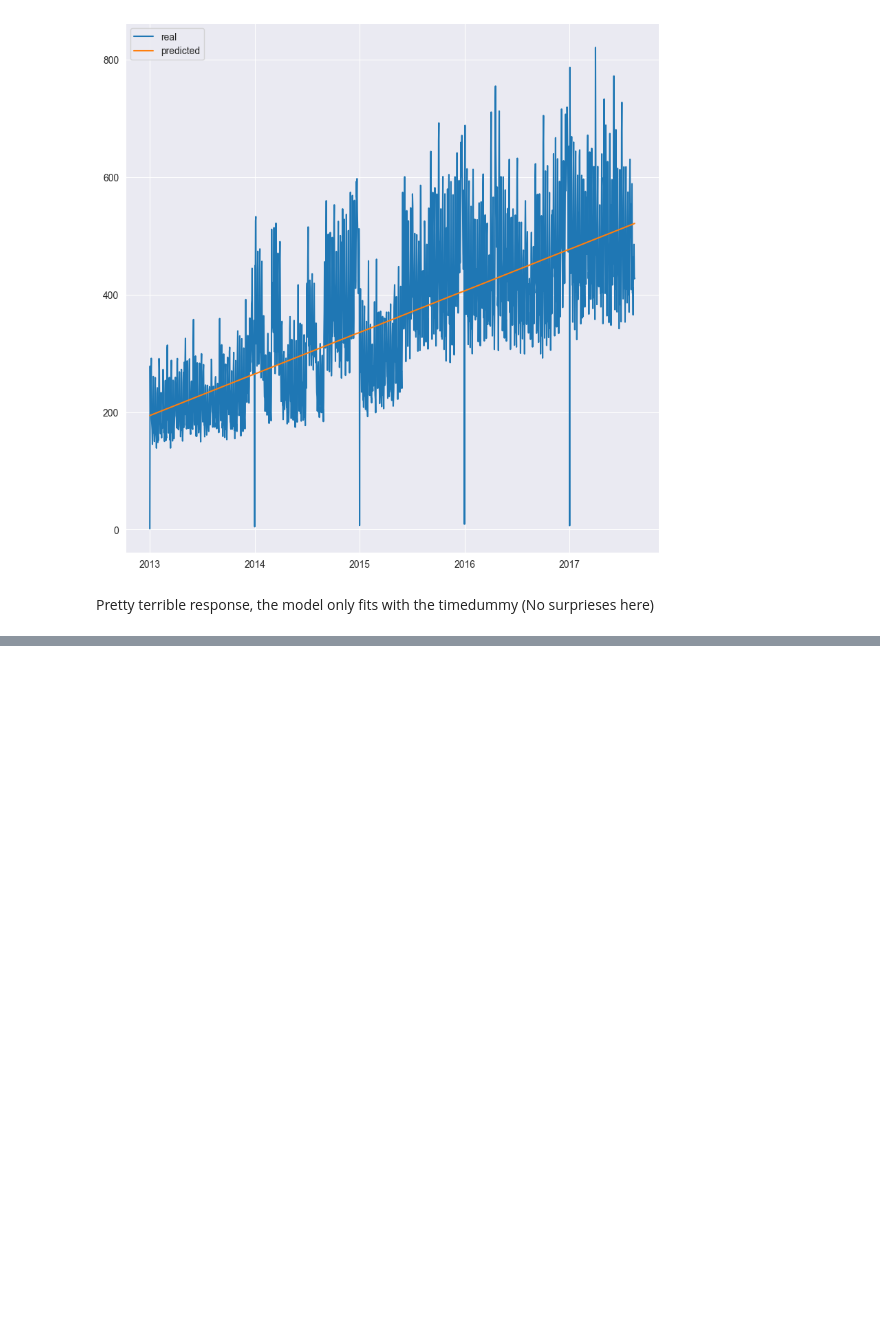
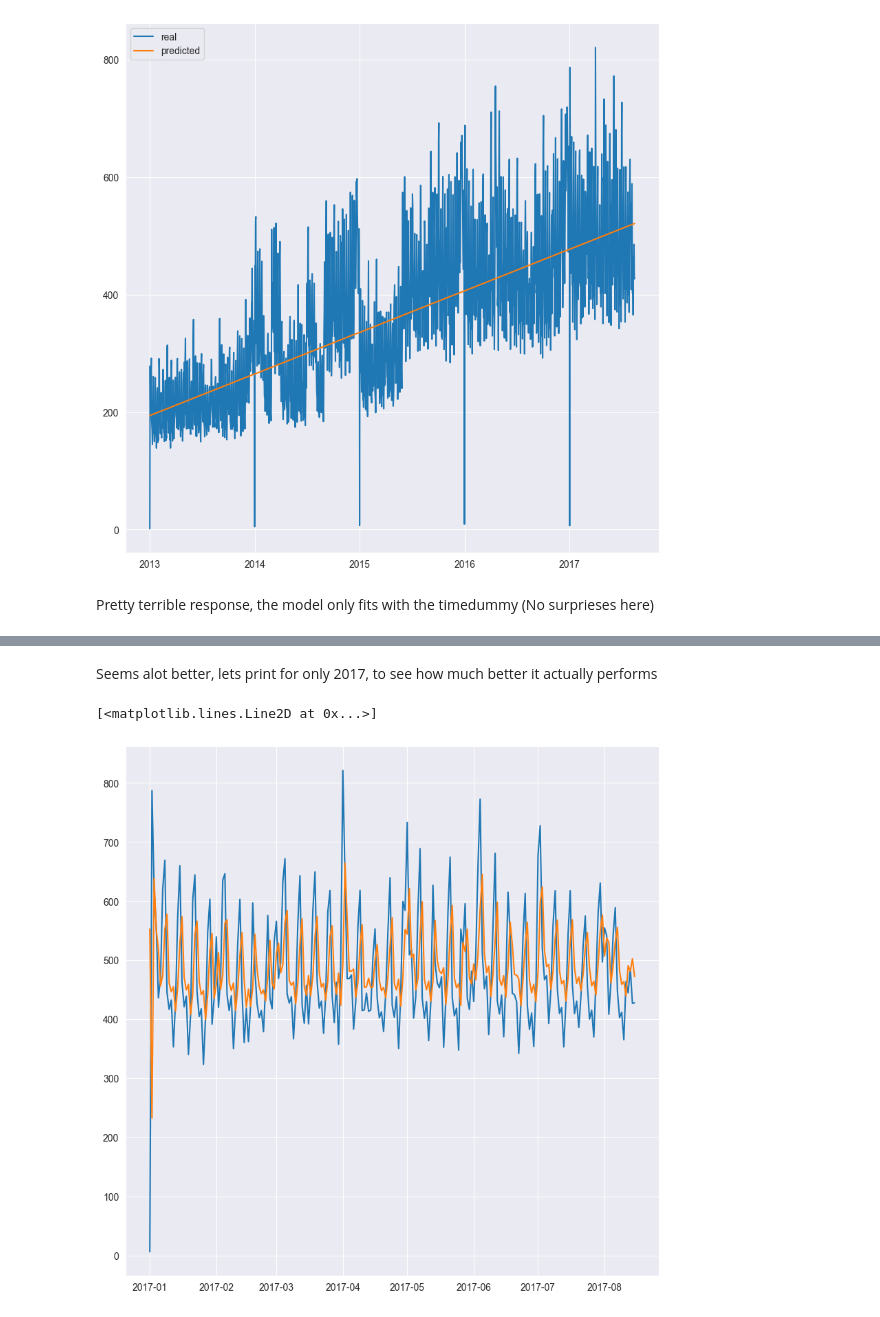
Before and after one commit to ErlingAmundsen/seasonality_prediction, a Jupyter notebook: preds.ipynb, the cells around one changed output, grey strips where cells are left out. Drawn from its saved outputs; the diff is of its cells as text; code cells hidden in the pictures; blank space fills up the shorter version.

```diff
--- a/preds.ipynb
+++ b/preds.ipynb
@@ -124,0 +143,11 @@ ax.legend()
+# %% [markdown]
+Seems alot better, lets print for only 2017, to see how much better it actually performs
+# %%
+## plotting the data for 2017
+fig, ax = plt.subplots(1,1, figsize=(10,10))
+y17 = y[y.index.year==2017]
+ax.plot(y17, label='real')
+ax.plot(y_pred[y_pred.index.year==2017], label='predicted')
+# %% [output]
+[<matplotlib.lines.Line2D at 0x...>]
+[figure, added]
```
Also changed, not shown: parts of 6 cells of this notebook.
